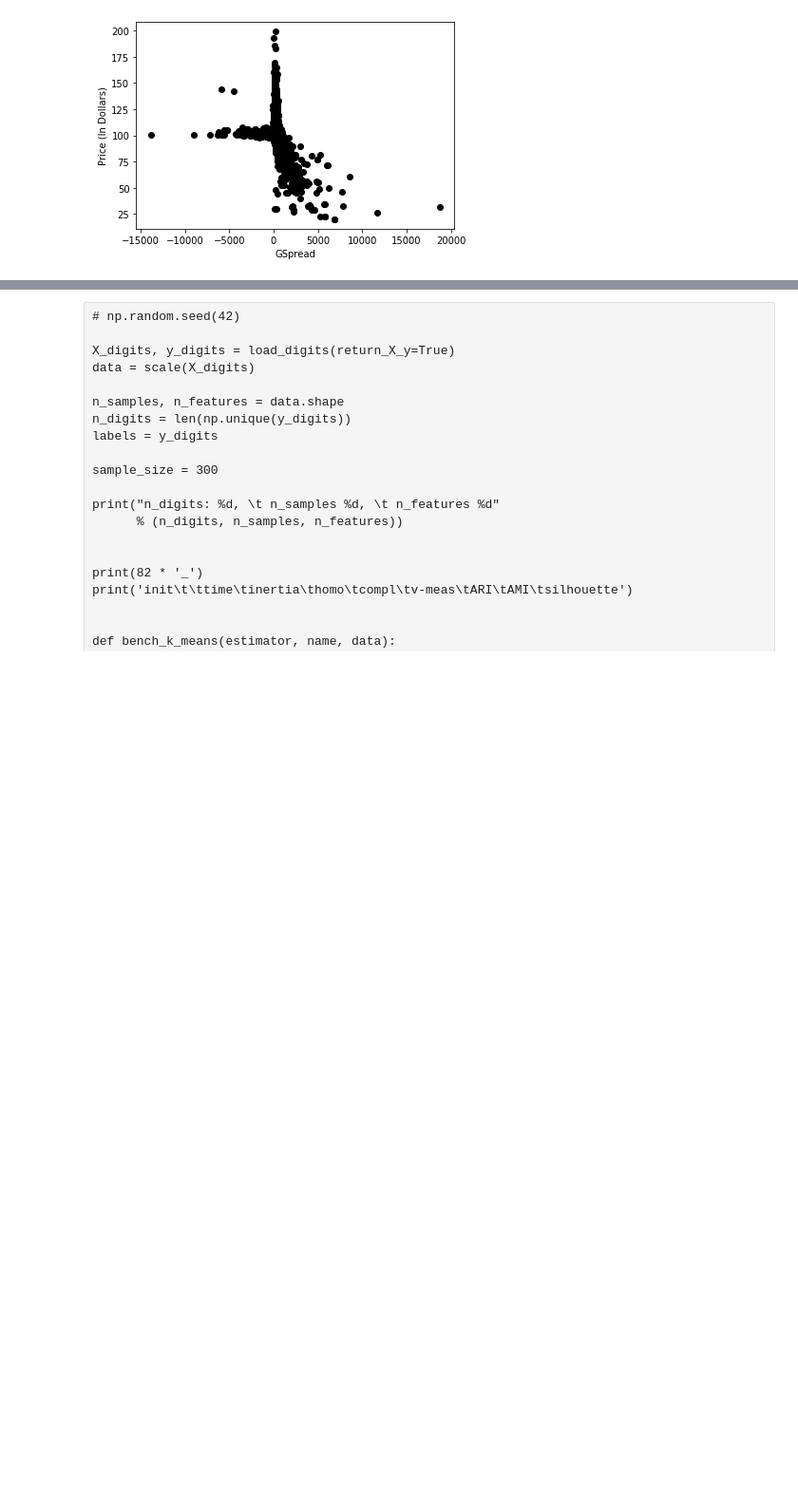
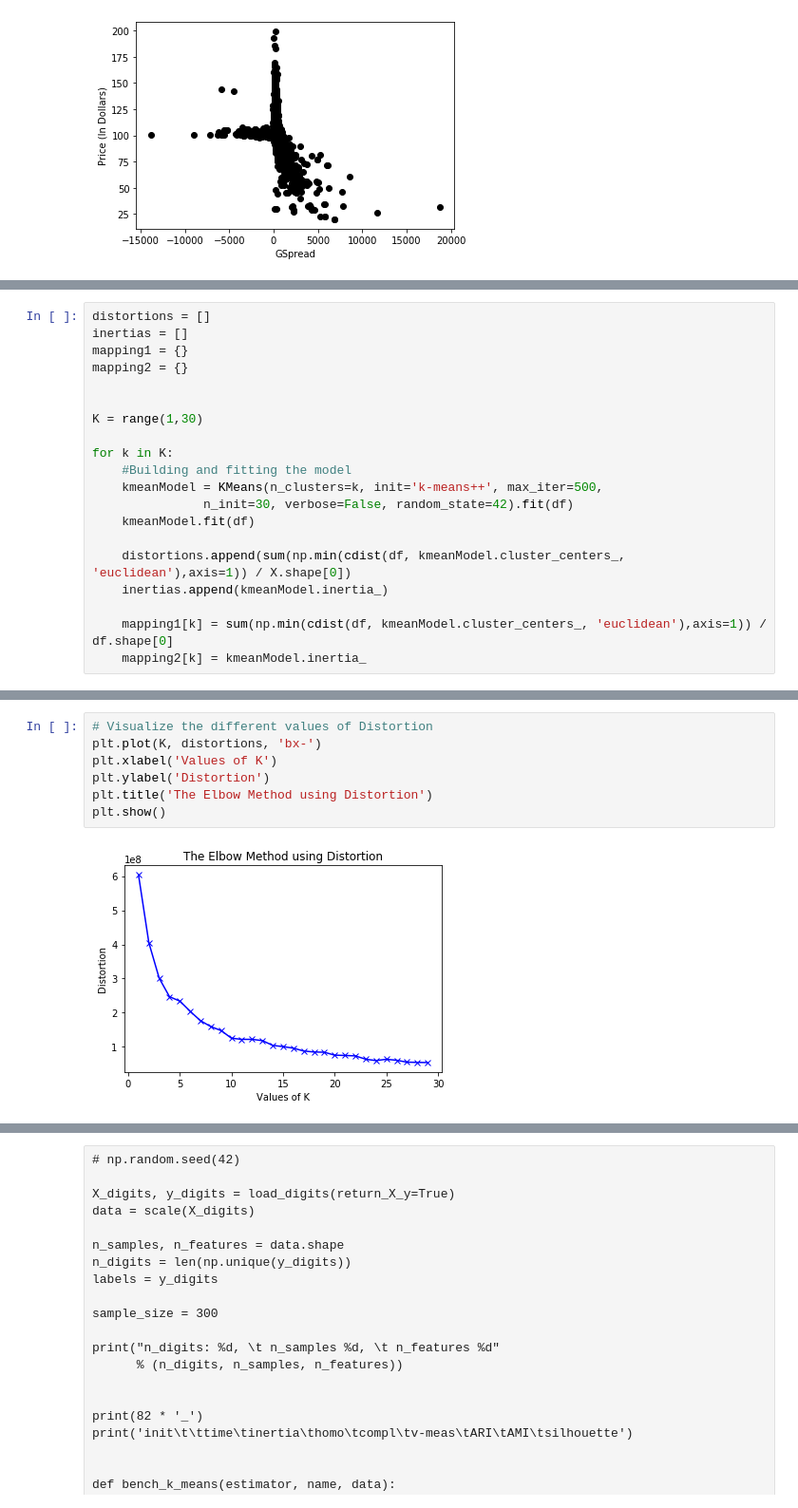
Before and after one commit to caopuzheng/queens_capstone, a Jupyter notebook: Capstone_Pre-processing_Clustering.ipynb, the cells around one changed output, grey strips where cells are left out. Shown at 95% size. Drawn from its saved outputs; the diff is of its cells as text; blank space fills up the shorter version.

```diff
--- a/Capstone_Pre-processing_Clustering.ipynb
+++ b/Capstone_Pre-processing_Clustering.ipynb
@@ -180,0 +234,20 @@ NameError: name 'order_centroids' is not defined
+# %%
+distortions = []
+inertias = []
+mapping1 = {}
+mapping2 = {}
+
+
+K = range(1,30)
+
+for k in K:
+    #Building and fitting the model
+    kmeanModel = KMeans(n_clusters=k, init='k-means++', max_iter=500,
+               n_init=30, verbose=False, random_state=42).fit(df)
+    kmeanModel.fit(df)
+
+    distortions.append(sum(np.min(cdist(df, kmeanModel.cluster_centers_, 'euclidean'),axis=1)) / X.shape[0])
+    inertias.append(kmeanModel.inertia_)
+
+    mapping1[k] = sum(np.min(cdist(df, kmeanModel.cluster_centers_, 'euclidean'),axis=1)) / df.shape[0]
+    mapping2[k] = kmeanModel.inertia_
@@ -180,0 +276,9 @@ NameError: name 'order_centroids' is not defined
+# %%
+# Visualize the different values of Distortion
+plt.plot(K, distortions, 'bx-')
+plt.xlabel('Values of K')
+plt.ylabel('Distortion')
+plt.title('The Elbow Method using Distortion')
+plt.show()
+# %% [output]
+[figure, added]
```
Also changed, not shown: parts of 9 cells of this notebook.
